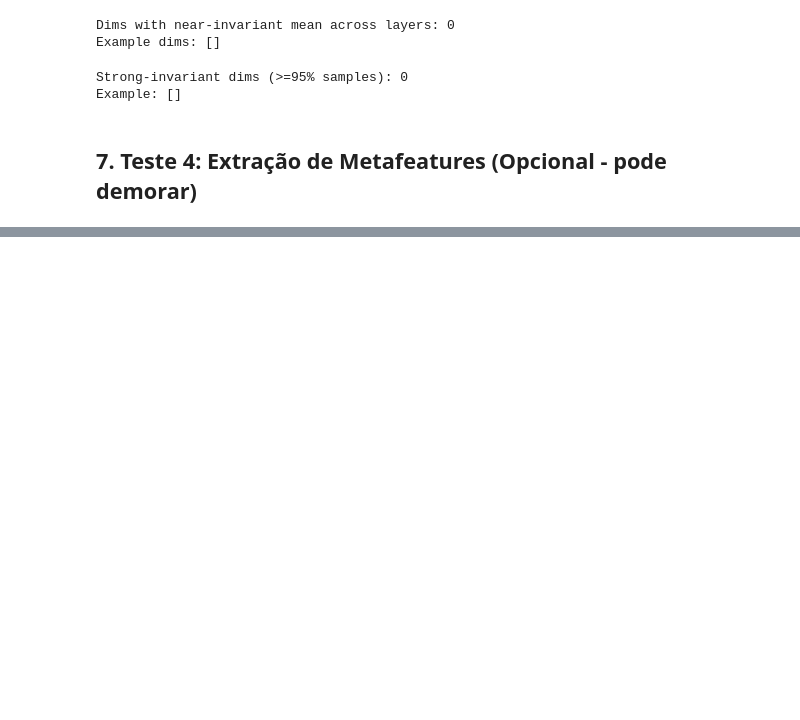
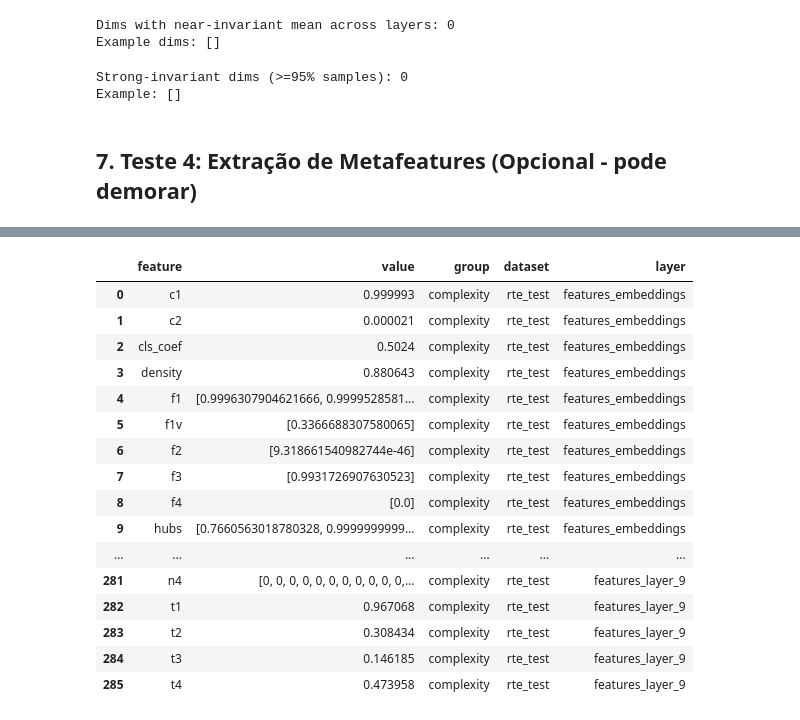
Before and after one commit to DouglasBergamim/unstructured-data-metafeatures, a Jupyter notebook: Notebooks/test_features_extraction.ipynb, the cells around one changed output, grey strips where cells are left out. Drawn from its saved outputs; the diff is of its cells as text; code cells hidden in the pictures; blank space fills up the shorter version.

```diff
--- a/Notebooks/test_features_extraction.ipynb
+++ b/Notebooks/test_features_extraction.ipynb
@@ -886,0 +904,44 @@ for feat in features_to_plot:
+# %%
+import pandas as pd
+
+# Show all rows + all columns (careful: can be huge)
+pd.set_option("display.max_rows", None)
+pd.set_option("display.max_columns", None)
+
+# Don’t truncate long text in cells
+pd.reset_option("display.max_colwidth")
+
+# Prevent wrapping to multiple lines (optional)
+pd.set_option("display.expand_frame_repr", False)
+# %%
+
+# Load the compressed npz file
+data = np.load("metafeatures_rte.npz", allow_pickle=True)
+
+# Extract the DataFrame values and columns
+df_values = data["df"]
+columns = data["columns"]
+
+# Reconstruct the DataFrame
+import pandas as pd
+meta_df = pd.DataFrame(df_values, columns=columns)
+
+display(meta_df)
+# %% [output]
+|  | feature | value | group | dataset | layer |
+| 0 | c1 | 0.999993 | complexity | rte_test | features_embeddings |
+| 1 | c2 | 0.000021 | complexity | rte_test | features_embeddings |
+| 2 | cls_coef | 0.5024 | complexity | rte_test | features_embeddings |
+| 3 | density | 0.880643 | complexity | rte_test | features_embeddings |
+| 4 | f1 | [0.9996307904621666, 0.9999528581... | complexity | rte_test | features_embeddings |
+| 5 | f1v | [0.3366688307580065] | complexity | rte_test | features_embeddings |
+| 6 | f2 | [9.318661540982744e-46] | complexity | rte_test | features_embeddings |
+| 7 | f3 | [0.9931726907630523] | complexity | rte_test | features_embeddings |
+| 8 | f4 | [0.0] | complexity | rte_test | features_embeddings |
+| 9 | hubs | [0.7660563018780328, 0.9999999999... | complexity | rte_test | features_embeddings |
+| ... | ... | ... | ... | ... | ... |
+| 281 | n4 | [0, 0, 0, 0, 0, 0, 0, 0, 0, 0, 0,... | complexity | rte_test | features_layer_9 |
+| 282 | t1 | 0.967068 | complexity | rte_test | features_layer_9 |
+| 283 | t2 | 0.308434 | complexity | rte_test | features_layer_9 |
+| 284 | t3 | 0.146185 | complexity | rte_test | features_layer_9 |
+| 285 | t4 | 0.473958 | complexity | rte_test | features_layer_9 |
```
Also changed, not shown: parts of 15 cells of this notebook, 10 other files.
